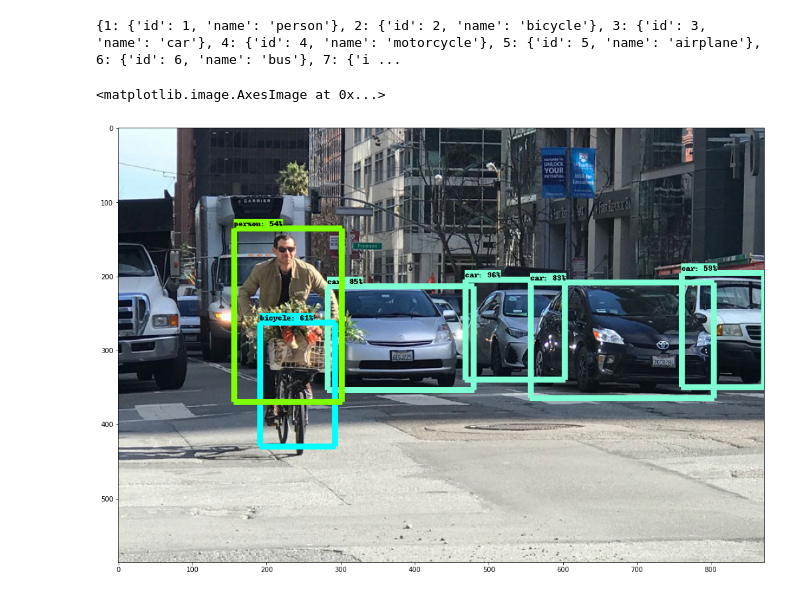
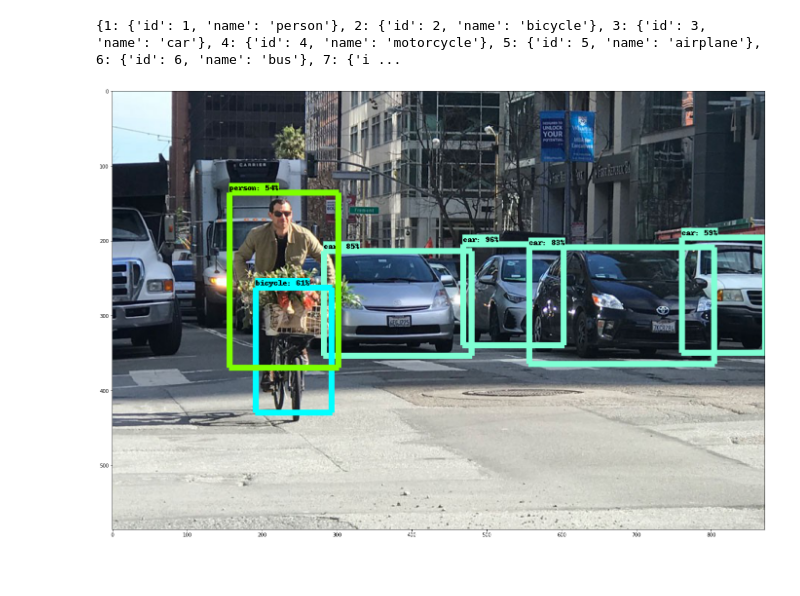
Before and after one commit to kyalan/DataScienceFactory, a Jupyter notebook: 20200412_ObjectDetection/mobilenet.ipynb, the cells around one changed output. Cells and saved outputs as stored; diff of their text form; code cells hidden in the pictures; blank space fills up the shorter version.

```diff
--- a/20200412_ObjectDetection/mobilenet.ipynb
+++ b/20200412_ObjectDetection/mobilenet.ipynb
@@ -12,7 +15,7 @@ for k, v in uploaded.items():
 # %%
 from matplotlib import pyplot as plt
 from matplotlib import image as mpimg
-image_path = '1_EYFejGUjvjPcc4PZTwoufw.jpeg'
+image_path = list(uploaded.keys())[0]
 img = mpimg.imread(image_path)
 # np.array
 print(img.shape)
@@ -157,17 +160,18 @@ print(category_index)
 # %%
 vis_util.visualize_boxes_and_labels_on_image_array(
     img_np,
     output_dict['detection_boxes'],
     output_dict['detection_classes'],
     output_dict['detection_scores'],
     category_index,
     instance_masks=output_dict.get('detection_masks_reframed', None),
     use_normalized_coordinates=True,
     line_thickness=8)
 
 # display(Image.fromarray(img_np))
-plt.figure(figsize=(24,12))
+plt.figure(figsize=(24,24))
 plt.imshow(img_np)
+# save the png and download
+mpimg.imsave('sample.png', img_np)
 # %% [output]
-<matplotlib.image.AxesImage at 0x...>
-[figure, old version]
+[figure, new version]
```
Also changed, not shown: parts of 6 cells of this notebook.
